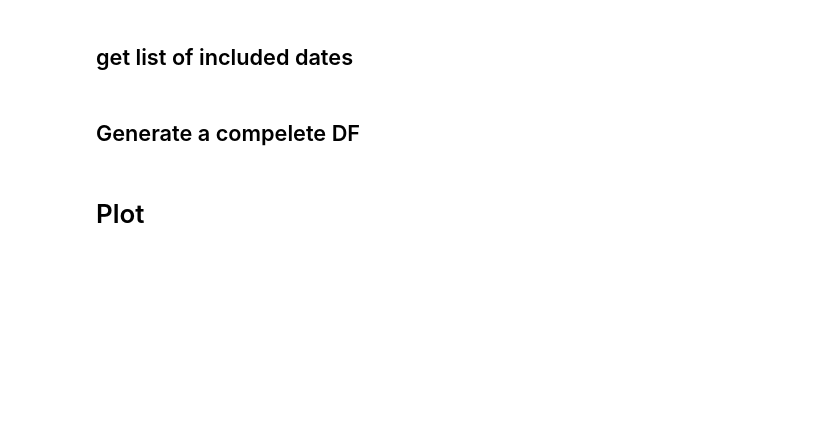
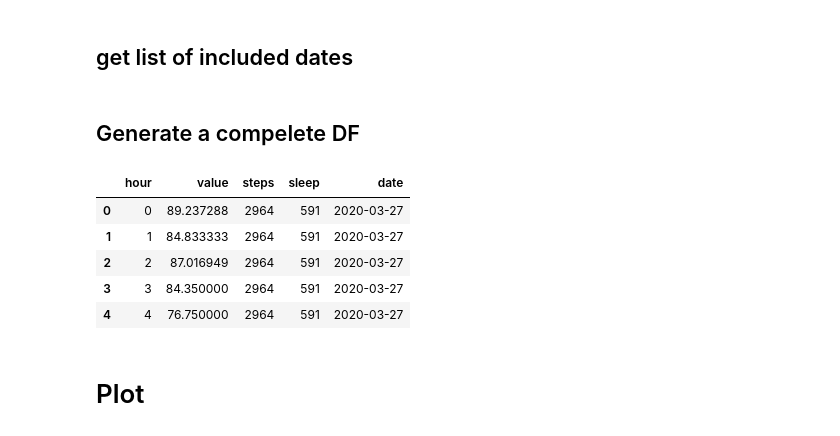
Before and after one commit to RaghadAlshalaan/SereneReport, a Jupyter notebook: firestore generate report.ipynb, the cells around one changed output. Drawn from its saved outputs; the diff is of its cells as text; code cells hidden in the pictures; blank space fills up the shorter version.

```diff
--- a/firestore generate report.ipynb
+++ b/firestore generate report.ipynb
@@ -71,7 +73,7 @@ for x in range(0 ,len(dates)):
     u = blob.generate_signed_url(datetime.timedelta(seconds=300), method='GET')
     with urllib.request.urlopen(u) as url:
         data = json.loads(url.read().decode())
-        steps = data['goals']['steps']
+        steps = data['summary']['steps']
     #heartrate
     blob = bucket.blob(userID+"/fitbitData/"+dates[x]+"/"+dates[x]+"-heartrate.json")
     u = blob.generate_signed_url(datetime.timedelta(seconds=300), method='GET')
@@ -89,6 +91,15 @@ for x in range(0 ,len(dates)):
     heart_rate = heart_rate.astype({"hour": int})
     # append dataframe
     df = df.append(heart_rate, ignore_index = True)
+# %%
+df.head()
+# %% [output]
+|  | hour | value | steps | sleep | date |
+| 0 | 0 | 89.237288 | 2964 | 591 | 2020-03-27 |
+| 1 | 1 | 84.833333 | 2964 | 591 | 2020-03-27 |
+| 2 | 2 | 87.016949 | 2964 | 591 | 2020-03-27 |
+| 3 | 3 | 84.350000 | 2964 | 591 | 2020-03-27 |
+| 4 | 4 | 76.750000 | 2964 | 591 | 2020-03-27 |
 # %% [markdown]
 # Plot
 # %% [markdown]
```
Also changed, not shown: parts of 1 cell of this notebook, 1 other file.
